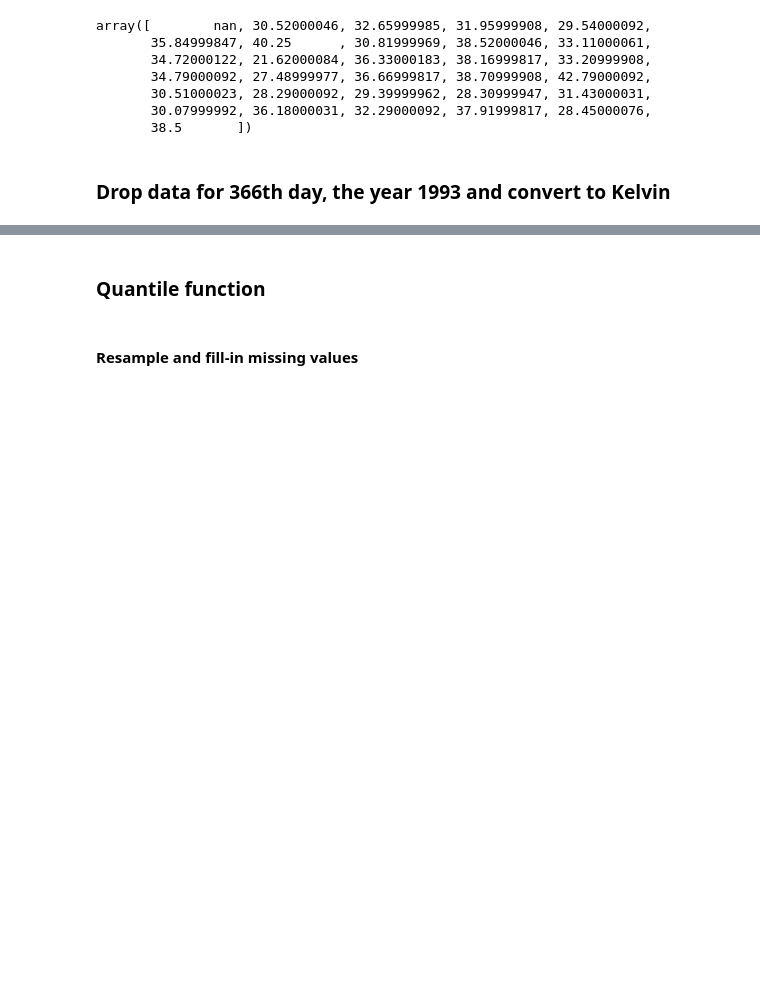
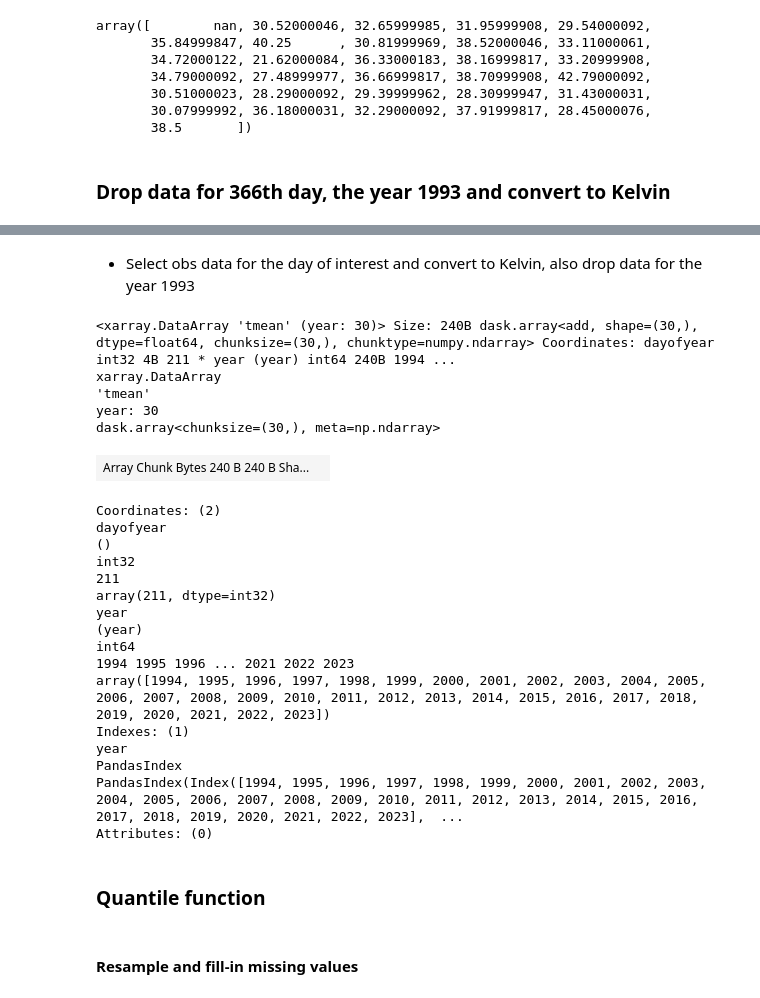
Before and after one commit to hrhampapura/moment_delta_mapping, a Jupyter notebook: notebooks/ncar_casper/02_sgp_crossing.ipynb, the cells around one changed output, grey strips where cells are left out. Cells and saved outputs as stored; diff of their text form; code cells hidden in the pictures; blank space fills up the shorter version.

```diff
--- a/notebooks/ncar_casper/02_sgp_crossing.ipynb
+++ b/notebooks/ncar_casper/02_sgp_crossing.ipynb
@@ -38,9 +38,10 @@ left      = -124.7844079+360 # west long
 right     = -66.9513812+360 # east long
 bottom    =  24.7433195 # south lat
 ################################
-rda_scratch = '/gpfs/csfs1/collections/rda/scratch/harshah'
-rda_data    = '/gpfs/csfs1/collections/rda/data/harshah/'
+rda_scratch = '/glade/campaign/collections/rda/scratch/harshah'
+rda_data    = '/glade/campaign/collections/rda/data/harshah/'
 sgp_rawdpath = rda_data + 'sgp_data/'
+sgp_outpath  = sgp_rawdpath + 'sgp_output/'
 #
 tmean_path  = rda_data + 'mdm_data/tmean/'
 tmax_path   = rda_data + 'mdm_data/tmax/'
@@ -351,3 +397,33 @@ array([303.67000046, 305.80999985, 305.10999908, 302.69000092,
+# %% [markdown]
+- Select obs data for the day of interest and convert to Kelvin, also drop data for the year 1993
+# %%
+sgp_tmax  = sgp_tmax_raw.sel(dayofyear=doy).drop_isel(year=0) + 273.15
+sgp_tmin  = sgp_tmin_raw.sel(dayofyear=doy).drop_isel(year=0) + 273.15
+sgp_tmean = sgp_tmean_raw.sel(dayofyear=doy).drop_isel(year=0) + 273.15
+sgp_tmean
+# %% [output]
+<xarray.DataArray 'tmean' (year: 30)> Size: 240B dask.array<add, shape=(30,), dtype=float64, chunksize=(30,), chunktype=numpy.ndarray> Coordinates: dayofyear int32 4B 211 * year (year) int64 240B 1994 ...
+xarray.DataArray
+'tmean'
+year: 30
+dask.array<chunksize=(30,), meta=np.ndarray>
+| Array Chunk Bytes 240 B 240 B Sha... |  |
+Coordinates: (2)
+dayofyear
+()
+int32
+211
+array(211, dtype=int32)
+year
+(year)
+int64
+1994 1995 1996 ... 2021 2022 2023
+array([1994, 1995, 1996, 1997, 1998, 1999, 2000, 2001, 2002, 2003, 2004, 2005, 2006, 2007, 2008, 2009, 2010, 2011, 2012, 2013, 2014, 2015, 2016, 2017, 2018, 2019, 2020, 2021, 2022, 2023])
+Indexes: (1)
+year
+PandasIndex
+PandasIndex(Index([1994, 1995, 1996, 1997, 1998, 1999, 2000, 2001, 2002, 2003, 2004, 2005, 2006, 2007, 2008, 2009, 2010, 2011, 2012, 2013, 2014, 2015, 2016, 2017, 2018, 2019, 2020, 2021, 2022, 2023],  ...
+Attributes: (0)
 # %% [markdown]
 ### Quantile function
 # %% [markdown]
```
Also changed, not shown: parts of 39 cells of this notebook.
